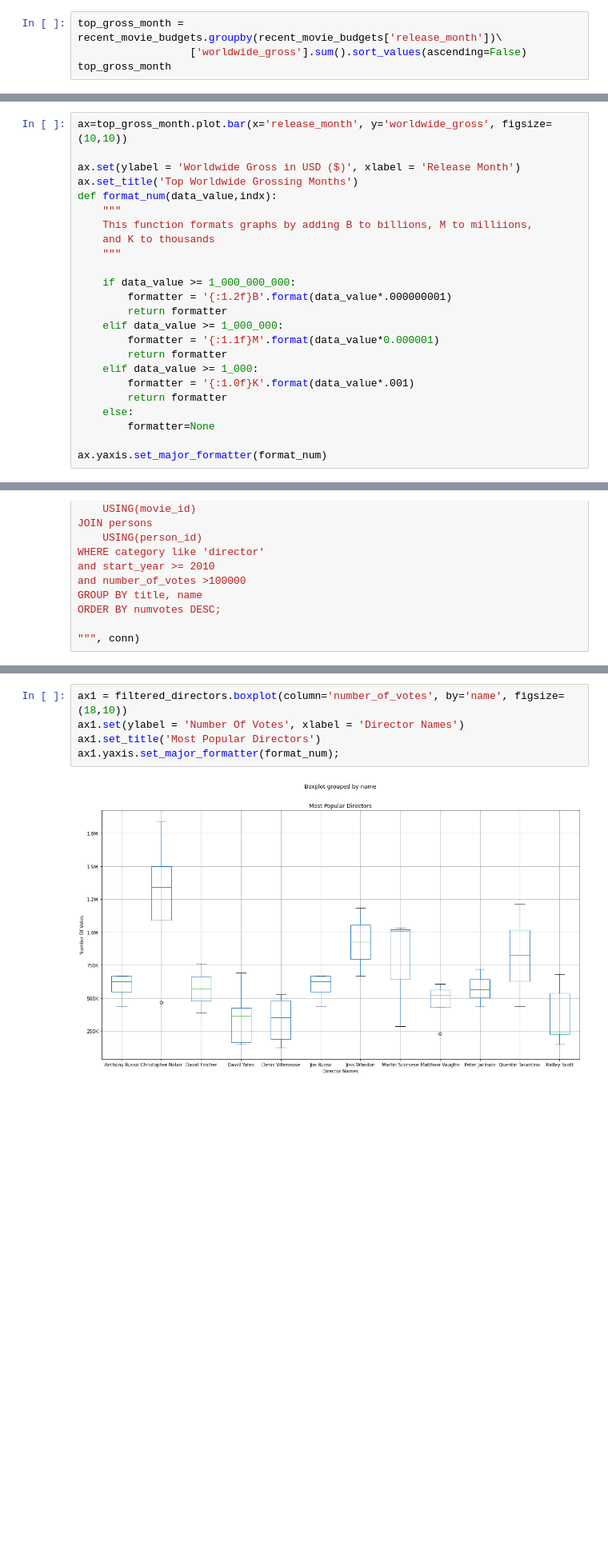
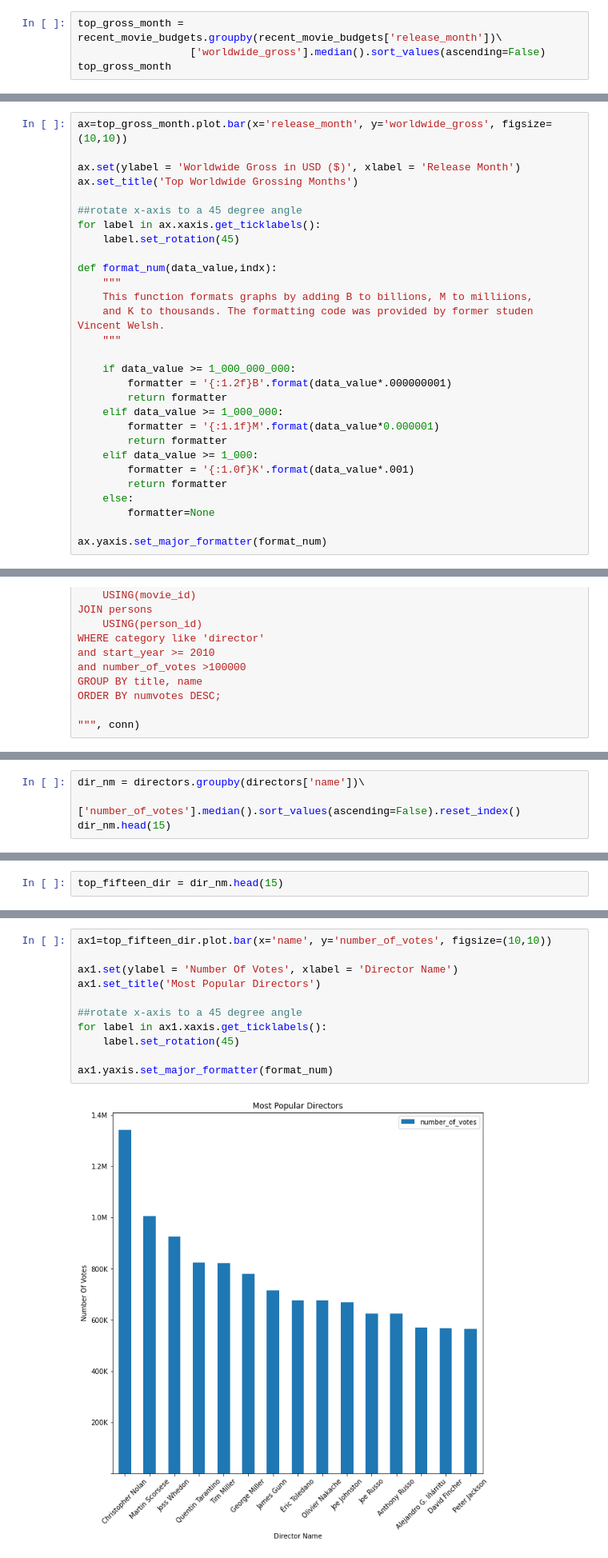
Before and after one commit to MHolthouser1024/Microsoft-Movie-Analysis, a Jupyter notebook: movie_analysis.ipynb, the cells around one changed output, grey strips where cells are left out. Shown at 80% size. Drawn from its saved outputs; the diff is of its cells as text; blank space fills up the shorter version.

```diff
--- a/movie_analysis.ipynb
+++ b/movie_analysis.ipynb
@@ -163,7 +163,7 @@ recent_movie_budgets.head()
 Next, I will total worldwide_gross and group by the month to see since 2010, which month has the highest worldwide gross.
 # %%
 top_gross_month = recent_movie_budgets.groupby(recent_movie_budgets['release_month'])\
-                  ['worldwide_gross'].sum().sort_values(ascending=False)
+                  ['worldwide_gross'].median().sort_values(ascending=False)
 top_gross_month
 # %% [output]
 release_month
@@ -187,10 +187,15 @@ ax=top_gross_month.plot.bar(x='release_month', y='worldwide_gross', figsize=(10,
 
 ax.set(ylabel = 'Worldwide Gross in USD ($)', xlabel = 'Release Month')
 ax.set_title('Top Worldwide Grossing Months')
+
+##rotate x-axis to a 45 degree angle
+for label in ax.xaxis.get_ticklabels():
+    label.set_rotation(45)
+
 def format_num(data_value,indx):
     """
     This function formats graphs by adding B to billions, M to milliions,
-    and K to thousands
+    and K to thousands. The formatting code was provided by former studen Vincent Welsh.
     """
 
     if data_value >= 1_000_000_000:
@@ -314,0 +256,4 @@ Now I will visualize the filtered_directors dataframe. It is no surprise that Ch
+# %%
+dir_nm = directors.groupby(directors['name'])\
+                  ['number_of_votes'].median().sort_values(ascending=False).reset_index()
+dir_nm.head(15)
@@ -314,0 +277,2 @@ Now I will visualize the filtered_directors dataframe. It is no surprise that Ch
+# %%
+top_fifteen_dir = dir_nm.head(15)
@@ -315,7 +281,13 @@ Now I will visualize the filtered_directors dataframe. It is no surprise that Ch
 # %%
-ax1 = filtered_directors.boxplot(column='number_of_votes', by='name', figsize=(18,10))
-ax1.set(ylabel = 'Number Of Votes', xlabel = 'Director Names')
+ax1=top_fifteen_dir.plot.bar(x='name', y='number_of_votes', figsize=(10,10))
+
+ax1.set(ylabel = 'Number Of Votes', xlabel = 'Director Name')
 ax1.set_title('Most Popular Directors')
-ax1.yaxis.set_major_formatter(format_num);
+
+##rotate x-axis to a 45 degree angle
+for label in ax1.xaxis.get_ticklabels():
+    label.set_rotation(45)
+
+ax1.yaxis.set_major_formatter(format_num)
 # %% [output]
-[figure, old version]
+[figure, new version]
```
Also changed, not shown: parts of 44 cells of this notebook.
